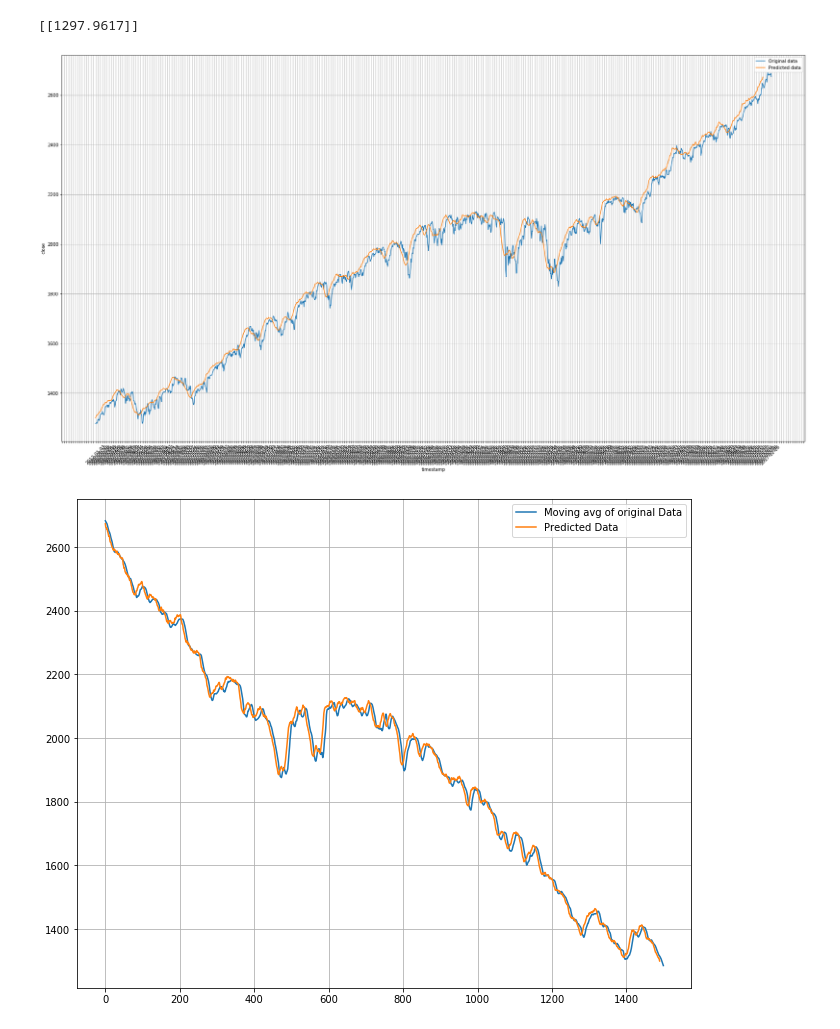
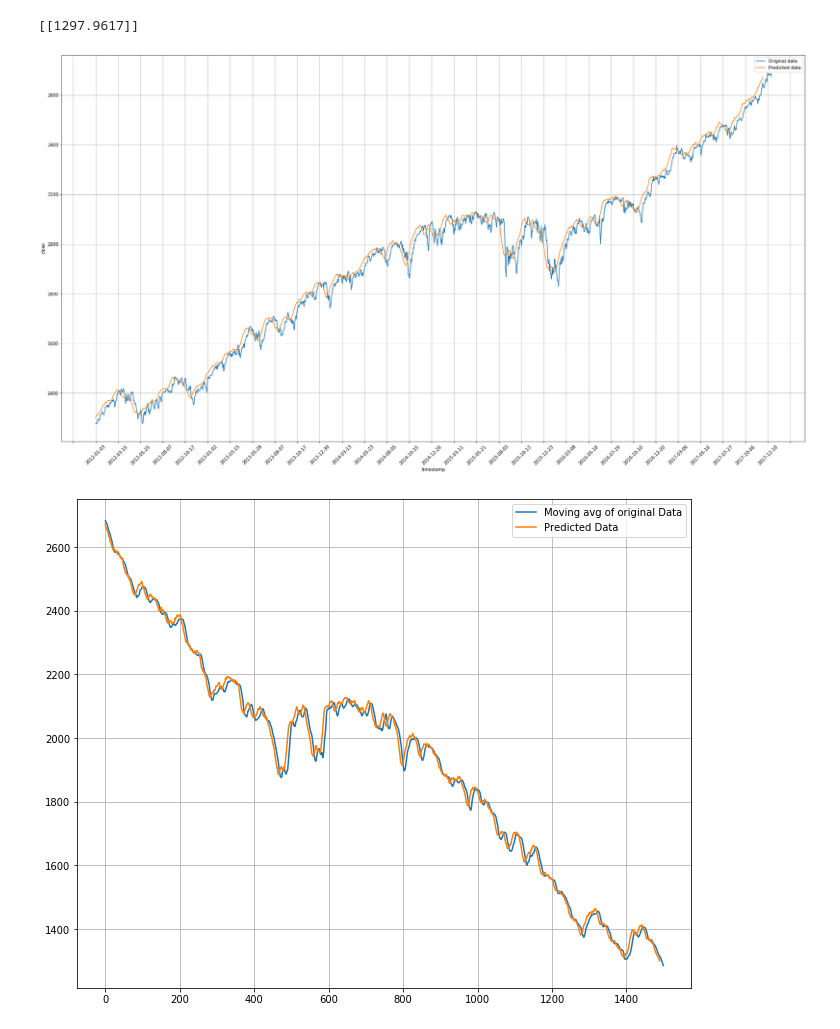
Before and after one commit to olonok69/Time-Series, a Jupyter notebook: Refined_Finance_SP500_diferent_NN_architectures.ipynb, the cells around one changed output. Cells and saved outputs as stored; diff of their text form; code cells hidden in the pictures.

```diff
--- a/Refined_Finance_SP500_diferent_NN_architectures.ipynb
+++ b/Refined_Finance_SP500_diferent_NN_architectures.ipynb
@@ -426,17 +426,17 @@ print(model.predict(temp_close_mvng_avg[size:size + window_size][np.newaxis]) *
 # %%
 plt.figure(figsize = (30, 16))
 sns.lineplot(x = dataframe['timestamp'], y = dataframe['close'])
 sns.lineplot(x = mvng_avg_df['timestamp'][10:], y = np.array(forecast)[:, 0, 0])
 #plt.plot(results)
 #sns.lineplot(x = dataframe['timestamp'], y = dataframe['close'])
 plt.xticks(rotation = 45)
 ax = plt.gca()
-ax.xaxis.set_major_locator(ticker.MultipleLocator(5))
+ax.xaxis.set_major_locator(ticker.MultipleLocator(50))
 plt.legend(['Original data', 'Predicted data'])
 plt.grid()
 plt.show()
 # %% [output]
-[figure, old version]
+[figure, new version]
 # %%
 plt.plot(mvng_avg_df['Close Moving Avg'])
 plt.plot(np.array(forecast)[:, 0, 0])
```
Also changed, not shown: parts of 10 cells of this notebook.
